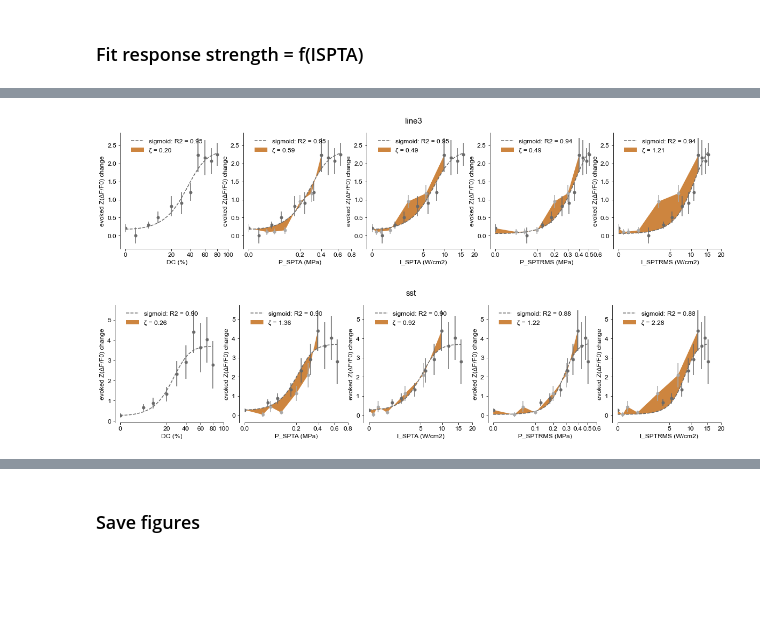
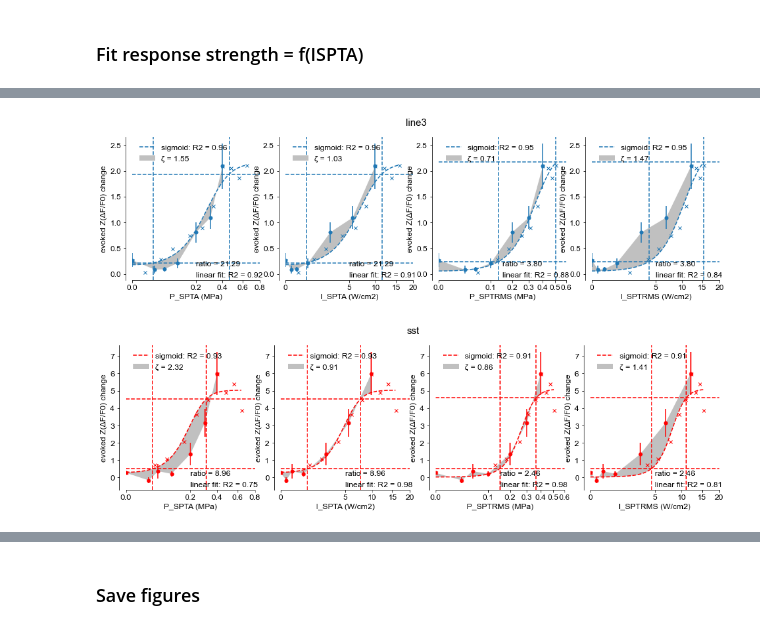
Before and after one commit to shohamlab/usnm2p, a Jupyter notebook: main_analysis.ipynb, the cells around one changed output, grey strips where cells are left out. Drawn from its saved outputs; the diff is of its cells as text; code cells hidden in the pictures; blank space fills up the shorter version.

```diff
--- a/main_analysis.ipynb
+++ b/main_analysis.ipynb
@@ -150,7 +155,8 @@ for statstype, tmpstats in {'all': stats_all, 'pos': stats_pos}.items():
 # %%
 # Independent variables used for fits
 fit_xkeys = [
-    Label.DC,
+    # Label.P,
+    # Label.DC,
     Label.PSPTA,
     Label.ISPTA,
     Label.PSPTRMS,
@@ -182,7 +188,8 @@ for line, gstats in stats_all.groupby(Label.LINE):
             xscale='sqrt',
             fitsweepkey=Label.DC,
             error_aggfunc='mean',
+            height=4,
             # norm=True,
-            # plot_respmetrics=True,
+            plot_respmetrics=True,
         )
 # %% [output]
@@ -199,2 +213,2 @@ for line, gstats in stats_all.groupby(Label.LINE):
-[figure, old version]
+[figure, new version]
-[figure, old version]
+[figure, new version]
```
Also changed, not shown: parts of 8 cells of this notebook, 5 other files.
